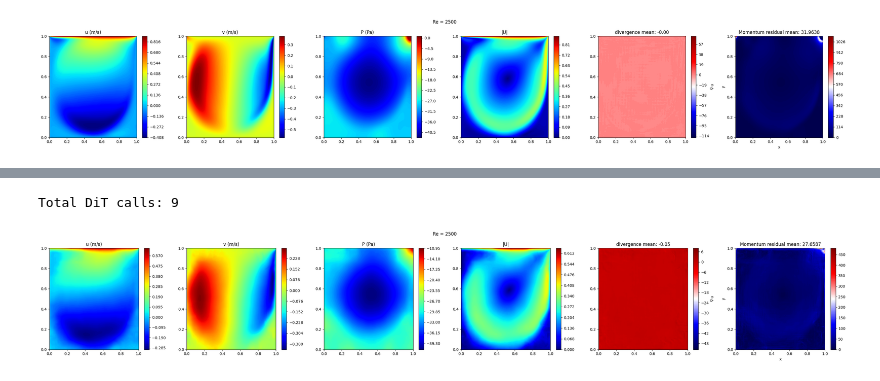
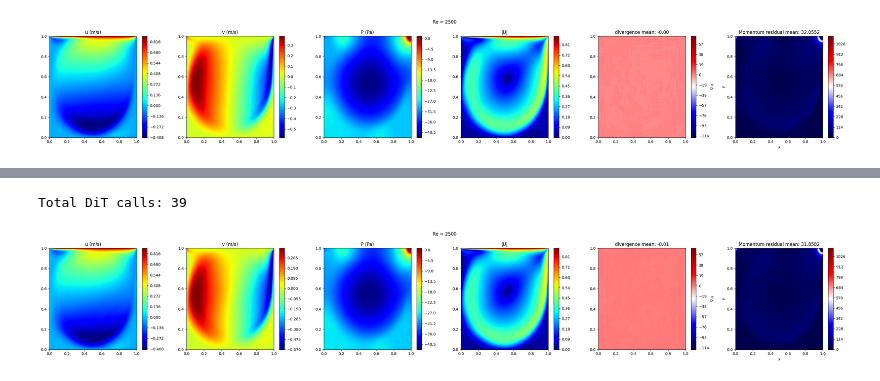
Before and after one commit to Mafaz03/CFD_DiT, a Jupyter notebook: inference/solver_inference.ipynb, the cells around one changed output, grey strips where cells are left out. Saved outputs shown, nothing was run; the diff lists cells and outputs as text; code cells hidden in the pictures.

```diff
--- a/inference/solver_inference.ipynb
+++ b/inference/solver_inference.ipynb
@@ -435,19 +399,19 @@ at step: 3, corrected in 19th correction step, max iter reached
 # %%
 solver = sample_heun_only
 # solver = partial(solver, num_steps = 10) # DDIM
 # solver = partial(solver) # DDIM + Huen only
 
 u_grid_pred, v_grid_pred, p_grid_pred, div_pred, momentum_res_pred, mag_pred = predict(dit, vae, scheduler, re_value = 2500, sample_fn = solver,
                                                                                         re_mean = RE_MEAN, re_std = RE_STD,
                                                                                         u_clip_min = U_CLIP_MIN, u_clip_max = U_CLIP_MAX,
                                                                                         v_clip_min = V_CLIP_MIN, v_clip_max = V_CLIP_MAX,
                                                                                         P_clip_min = P_CLIP_MIN, P_clip_max = P_CLIP_MAX,
                                                                                         grid_size = 256,
                                                                                         device = device, plot = True,
 
                                                                                         boundaries = m,
-                                                                                        num_steps = 5
+                                                                                        num_steps = 20
                                                                                         )
 # %% [output]
-Total DiT calls: 9
+Total DiT calls: 39
-[figure, old version]
+[figure, new version]
```
Also changed, not shown: parts of 3 cells of this notebook, 14 other files.
